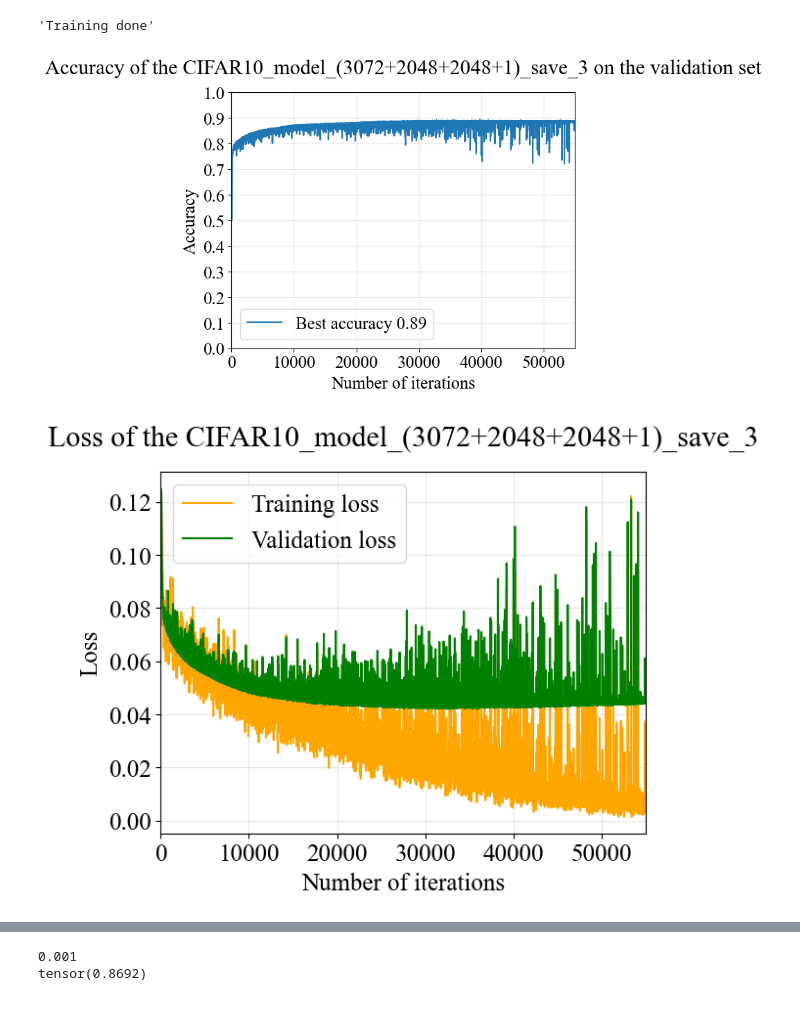
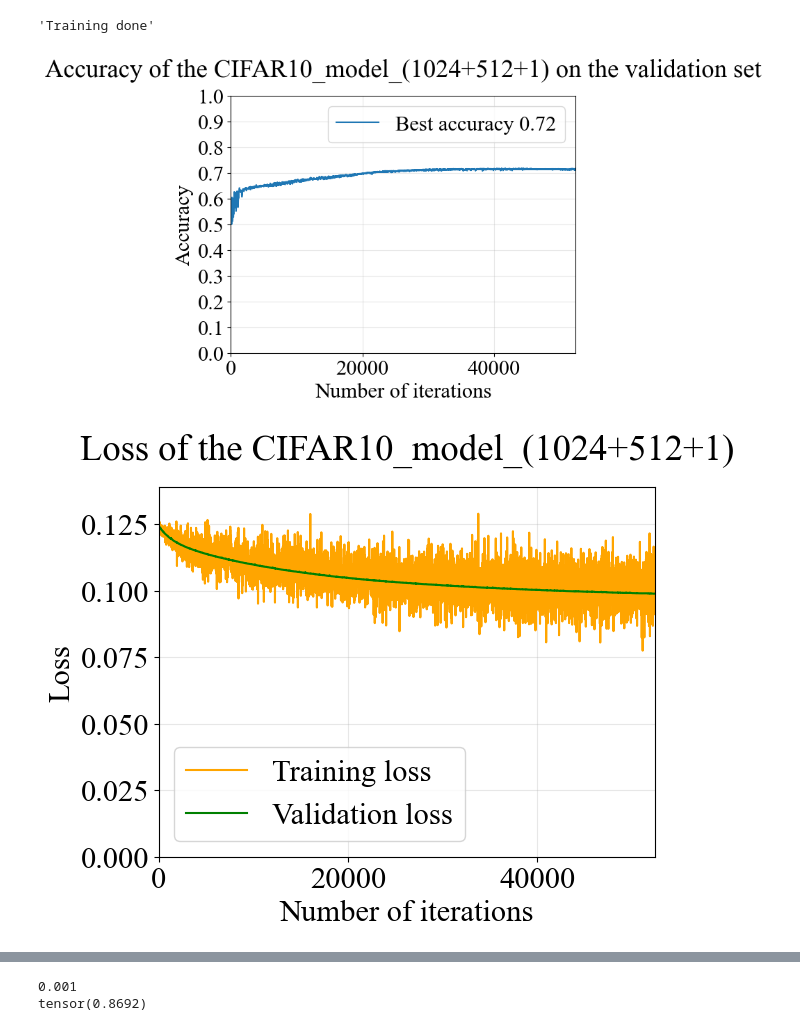
Before and after one commit to HugoVidal1/Stage_P3A_IdePHICS, a Jupyter notebook: CIFAR-10/classifiers_constructor.ipynb, the cells around one changed output, grey strips where cells are left out. Drawn from its saved outputs; the diff is of its cells as text; code cells hidden in the pictures.

Commit message:
Add : Model of binary classification on harder dataset

```diff
--- a/CIFAR-10/classifiers_constructor.ipynb
+++ b/CIFAR-10/classifiers_constructor.ipynb
@@ -14,7 +14,7 @@ import gc
 
 # improve the ploting style
 rcParams['font.family'] = 'Times New Roman'
-rcParams['font.size'] = 18
+rcParams['font.size'] = 22
 rcParams['mathtext.fontset'] = 'stix'
 # %%
 dtype = torch.float32
@@ -780,11 +902,11 @@ model_3_layer_1_untrained = three_layer_NN(784, 2048, 2048, 10)
 model_3_layer_1_untrained.train_layers(x_train, y_train, x_valid, y_valid, 2, 1e-3, 0, 0, 0, 1, 0.01, 10, True, False, True)
 # %%
 save = True
-date = "02_05_25_"
+date = "05_05_25_"
 if save :
     # Save the model
-    model = binary_model_3_layer
-    model_name = "CIFAR10_model_(3072+2048+2048+1)_save_3"
+    model = binary_model_2_layer
+    model_name = "CIFAR10_model_(1024+512+1)"
     save_path = "Classifiers/" + date + model_name + "/"
     os.makedirs(save_path, exist_ok=True)
     torch.save(model , save_path + model_name + ".pt")
@@ -816,6 +938,7 @@ if save :
     plt.plot(np.linspace(0,len(model.training_loss_trajectory)*model.observation_rate, len(model.training_loss_trajectory)), model.training_loss_trajectory, label = "Training loss", color = "orange")
     plt.plot(np.linspace(0,len(model.validation_loss_trajectory)*model.observation_rate, len(model.validation_loss_trajectory)), model.validation_loss_trajectory, label="Validation loss", color = "green")
     plt.xlim(0, len(model.training_loss_trajectory)*model.observation_rate)
+    plt.ylim(0, np.max([model.training_loss_trajectory, model.validation_loss_trajectory])+0.01)
     plt.xlabel("Number of iterations")
     plt.ylabel("Loss")
     plt.grid(alpha=0.3)
@@ -838,32 +961,33 @@ if save :
     plt.grid(alpha=0.3)
     plt.title("Accuracy of the " + model_name + " on the validation set", pad = 20)
     plt.legend()
     plt.savefig(save_path + "figures/kappa_accuracy_of_" + model_name + ".png", bbox_inches='tight')
     plt.savefig(save_path + "figures/kappa_accuracy_of_" + model_name + ".svg", bbox_inches='tight')
     data = np.column_stack((kappa, model.accuracy_trajectory))
     np.savetxt(save_path + "figures/kappa_accuracy_" + model_name + ".txt", data, delimiter=",", header="kappa, accuracy")
     plt.show()
 
     # Plot training and validation loss
     kappa = [np.log(n)/np.log(model.input_dimension) for n in np.linspace(1, len(model.training_loss_trajectory)*model.observation_rate, len(model.training_loss_trajectory))]
     plt.plot(kappa, model.training_loss_trajectory, label = "Training loss", color = "orange")
     plt.plot(kappa, model.validation_loss_trajectory, label = "Validation loss", color = "green")
     plt.xlim(0, np.max(kappa))
+    plt.ylim(0, np.max([model.training_loss_trajectory, model.validation_loss_trajectory])+0.01)
     plt.xlabel(r"$\kappa  = \frac{ln(n)}{ln(d)}$")
     plt.ylabel("Loss")
     plt.grid(alpha=0.3)
     plt.title("Loss of the " + model_name, pad = 20)
     plt.legend()
     plt.savefig(save_path + "figures/kappa_loss_of_" + model_name + ".png", bbox_inches='tight')
     plt.savefig(save_path + "figures/kappa_loss_of_" + model_name + ".svg", bbox_inches='tight')
     data_training = np.column_stack((kappa, model.training_loss_trajectory))
     np.savetxt(save_path + "figures/kappa_loss_training_" + model_name + ".txt", data_training, delimiter=",", header="kappa, training_loss")
     data_validation = np.column_stack((kappa, model.validation_loss_trajectory))
     np.savetxt(save_path + "figures/kappa_loss_validation_" + model_name + ".txt", data_validation, delimiter=",", header="kappa, validation_loss")
     plt.show()
 
 else:
     print("No save")
 # %% [output]
-[figure, old version]
+[figure, new version]
-[figure, old version]
+[figure, new version]
```
Also changed, not shown: parts of 2 cells of this notebook, 30 other files.
